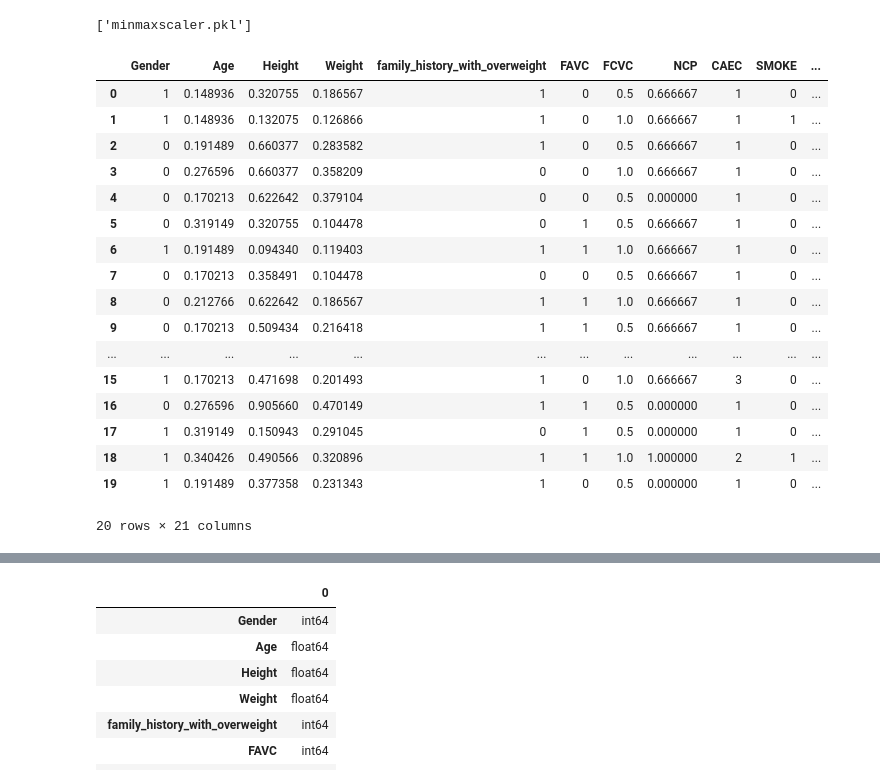
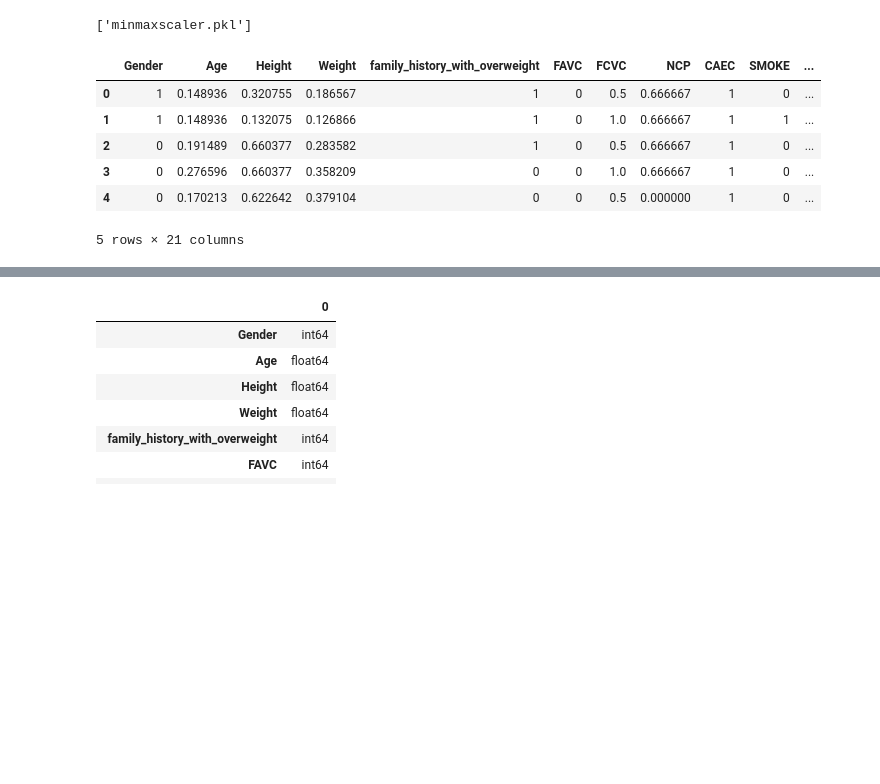
Before and after one commit to pescarda007/Proyecto_Obesidad, a Jupyter notebook: notebooks/Lab.ipynb, the cells around one changed output, grey strips where cells are left out. Saved outputs shown, nothing was run; the diff lists cells and outputs as text; code cells hidden in the pictures; blank space fills up the shorter version.

```diff
--- a/notebooks/Lab.ipynb
+++ b/notebooks/Lab.ipynb
@@ -82,23 +87,12 @@ joblib.dump(scaler,"minmaxscaler.pkl")
 # %% [output]
 ['minmaxscaler.pkl']
 # %%
-df.head(20)
+df.head()
 # %% [output]
 |  | Gender | Age | Height | Weight | family_history_with_overweight | FAVC | FCVC | NCP | CAEC | SMOKE | ... |
 | 0 | 1 | 0.148936 | 0.320755 | 0.186567 | 1 | 0 | 0.5 | 0.666667 | 1 | 0 | ... |
 | 1 | 1 | 0.148936 | 0.132075 | 0.126866 | 1 | 0 | 1.0 | 0.666667 | 1 | 1 | ... |
 | 2 | 0 | 0.191489 | 0.660377 | 0.283582 | 1 | 0 | 0.5 | 0.666667 | 1 | 0 | ... |
 | 3 | 0 | 0.276596 | 0.660377 | 0.358209 | 0 | 0 | 1.0 | 0.666667 | 1 | 0 | ... |
 | 4 | 0 | 0.170213 | 0.622642 | 0.379104 | 0 | 0 | 0.5 | 0.000000 | 1 | 0 | ... |
-| 5 | 0 | 0.319149 | 0.320755 | 0.104478 | 0 | 1 | 0.5 | 0.666667 | 1 | 0 | ... |
-| 6 | 1 | 0.191489 | 0.094340 | 0.119403 | 1 | 1 | 1.0 | 0.666667 | 1 | 0 | ... |
-| 7 | 0 | 0.170213 | 0.358491 | 0.104478 | 0 | 0 | 0.5 | 0.666667 | 1 | 0 | ... |
-| 8 | 0 | 0.212766 | 0.622642 | 0.186567 | 1 | 1 | 1.0 | 0.666667 | 1 | 0 | ... |
-| 9 | 0 | 0.170213 | 0.509434 | 0.216418 | 1 | 1 | 0.5 | 0.666667 | 1 | 0 | ... |
-| ... | ... | ... | ... | ... | ... | ... | ... | ... | ... | ... | ... |
-| 15 | 1 | 0.170213 | 0.471698 | 0.201493 | 1 | 0 | 1.0 | 0.666667 | 3 | 0 | ... |
-| 16 | 0 | 0.276596 | 0.905660 | 0.470149 | 1 | 1 | 0.5 | 0.000000 | 1 | 0 | ... |
-| 17 | 1 | 0.319149 | 0.150943 | 0.291045 | 0 | 1 | 0.5 | 0.000000 | 1 | 0 | ... |
-| 18 | 1 | 0.340426 | 0.490566 | 0.320896 | 1 | 1 | 1.0 | 1.000000 | 2 | 1 | ... |
-| 19 | 1 | 0.191489 | 0.377358 | 0.231343 | 1 | 0 | 0.5 | 0.000000 | 1 | 0 | ... |
-20 rows × 21 columns
+5 rows × 21 columns
```
Also changed, not shown: parts of 9 cells of this notebook.
